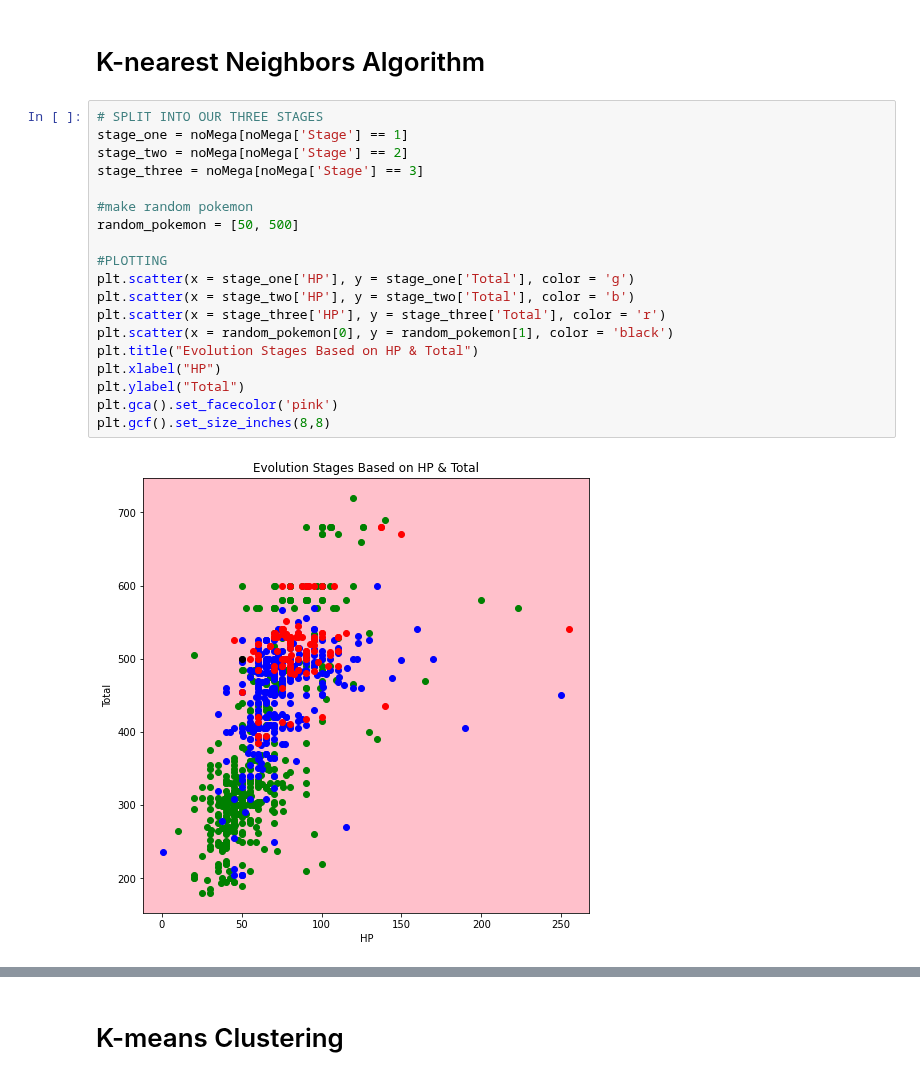
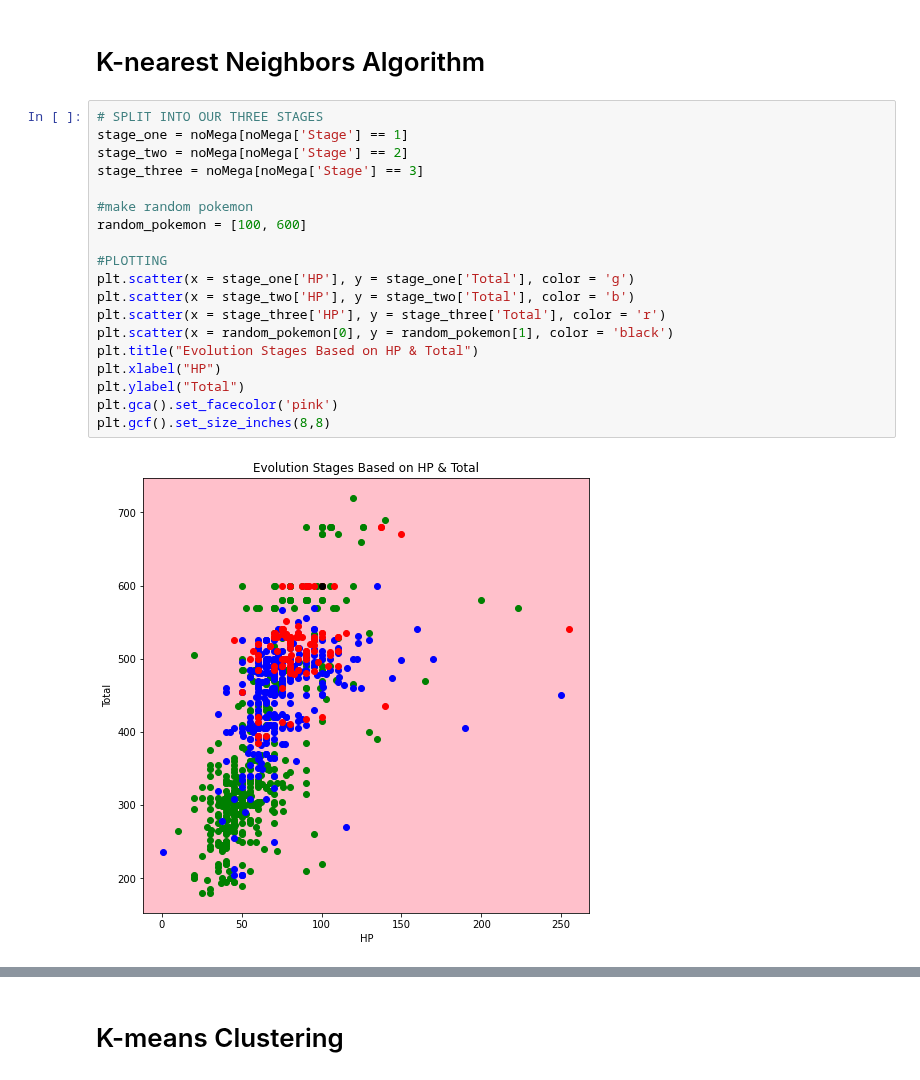
Before and after one commit to samdish7/COSC311, a Jupyter notebook: Projects/Project2/Project2.ipynb, the cells around one changed output, grey strips where cells are left out. Cells and saved outputs as stored; diff of their text form.

```diff
--- a/Projects/Project2/Project2.ipynb
+++ b/Projects/Project2/Project2.ipynb
@@ -73,24 +74,24 @@ plt.imshow(img, extent = [150, 800, 0, 300])
 # %%
 # SPLIT INTO OUR THREE STAGES
 stage_one = noMega[noMega['Stage'] == 1]
 stage_two = noMega[noMega['Stage'] == 2]
 stage_three = noMega[noMega['Stage'] == 3]
 
 #make random pokemon
-random_pokemon = [50, 500]
+random_pokemon = [100, 600]
 
 #PLOTTING
 plt.scatter(x = stage_one['HP'], y = stage_one['Total'], color = 'g')
 plt.scatter(x = stage_two['HP'], y = stage_two['Total'], color = 'b')
 plt.scatter(x = stage_three['HP'], y = stage_three['Total'], color = 'r')
 plt.scatter(x = random_pokemon[0], y = random_pokemon[1], color = 'black')
 plt.title("Evolution Stages Based on HP & Total")
 plt.xlabel("HP")
 plt.ylabel("Total")
 plt.gca().set_facecolor('pink')
 plt.gcf().set_size_inches(8,8)
 # %% [output]
-[figure, old version]
+[figure, new version]
 # %%
 #Predicting what stage a pokemon is based off of HP and Total
 knn = l.KNN(3)
```
Also changed, not shown: parts of 21 cells of this notebook, 1 other file.
